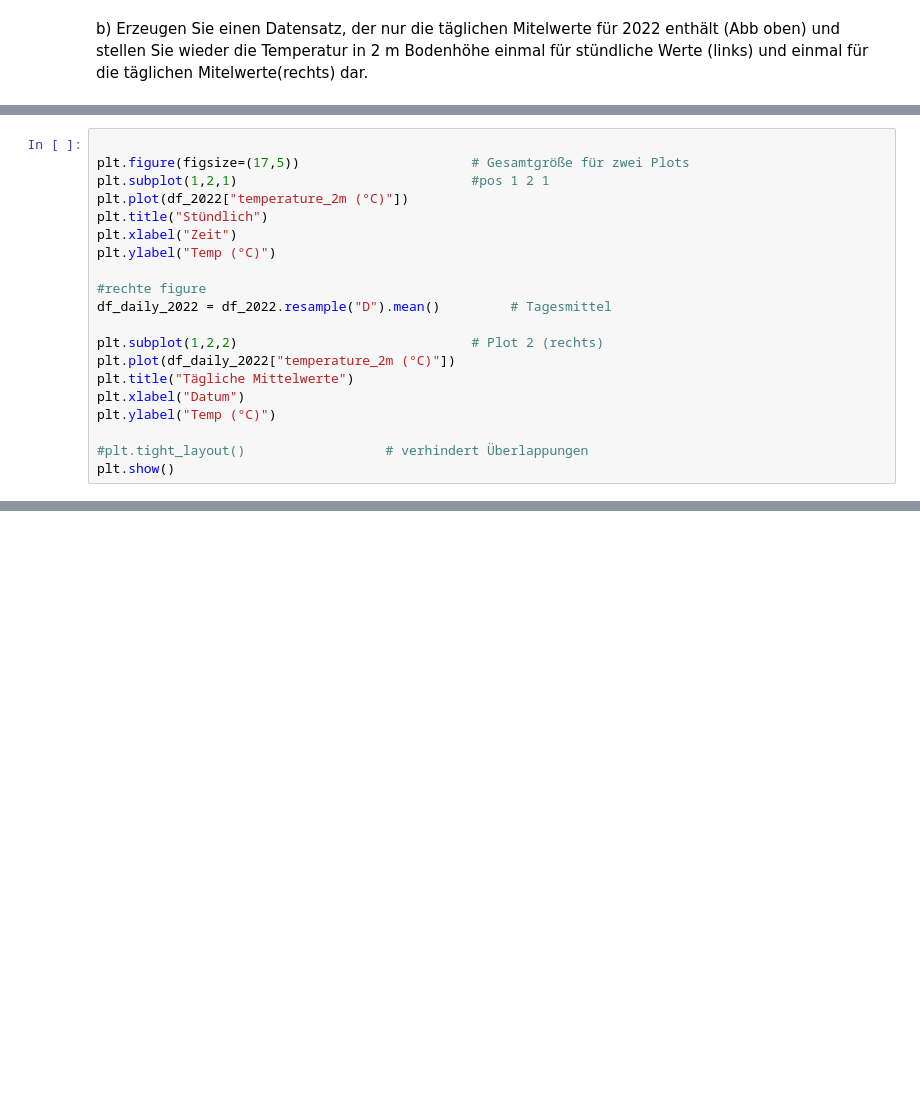
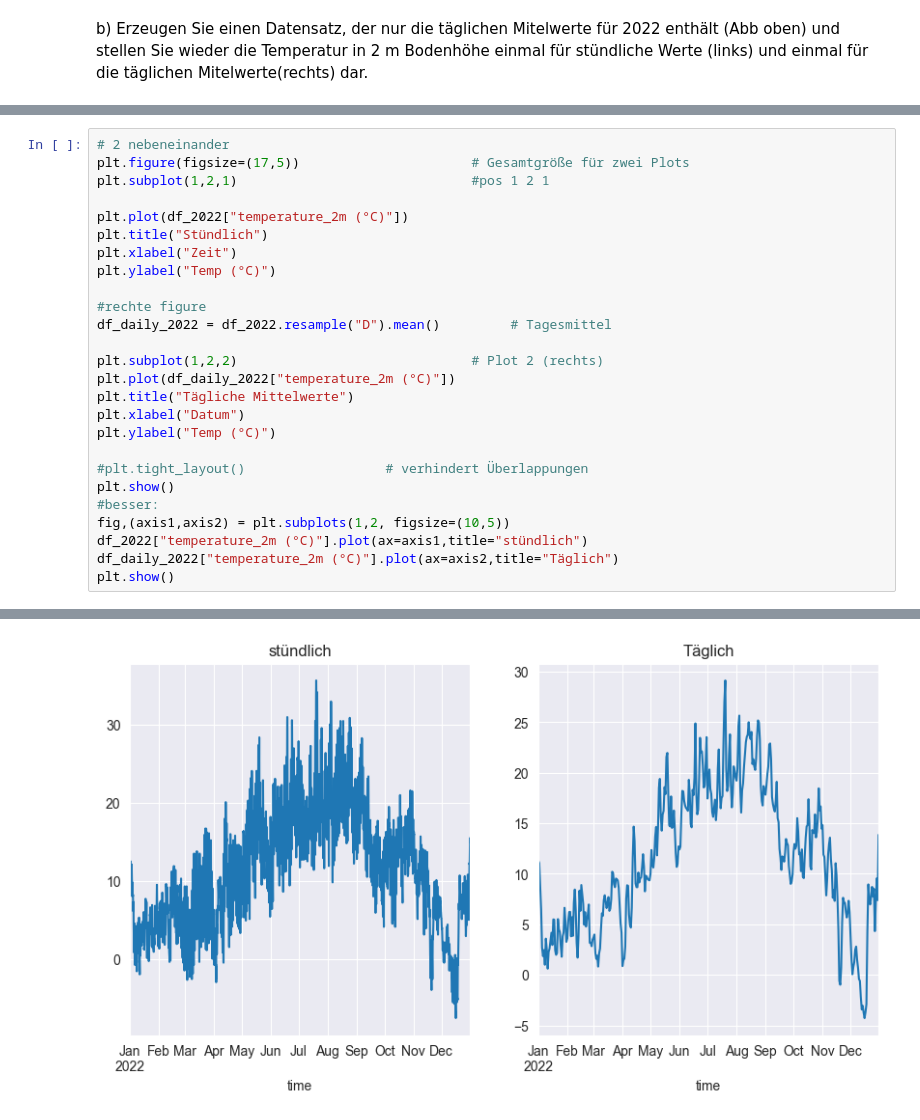
Before and after one commit to Malte-W-Schule/Datenanalyse_Sem_03, a Jupyter notebook: Blatt 6/Blatt_06.ipynb, the cells around one changed output, grey strips where cells are left out. Drawn from its saved outputs; the diff is of its cells as text; blank space fills up the shorter version.

```diff
--- a/Blatt 6/Blatt_06.ipynb
+++ b/Blatt 6/Blatt_06.ipynb
@@ -55,25 +52,32 @@ plt.plot(df_2022["temperature_2m (°C)"])        #plotten
 [<matplotlib.lines.Line2D at 0x...>]
 [figure]
 # %%
-
+# 2 nebeneinander
 plt.figure(figsize=(17,5))                      # Gesamtgröße für zwei Plots
 plt.subplot(1,2,1)                              #pos 1 2 1
+
 plt.plot(df_2022["temperature_2m (°C)"])
 plt.title("Stündlich")
 plt.xlabel("Zeit")
 plt.ylabel("Temp (°C)")
 
 #rechte figure
 df_daily_2022 = df_2022.resample("D").mean()         # Tagesmittel
 
 plt.subplot(1,2,2)                              # Plot 2 (rechts)
 plt.plot(df_daily_2022["temperature_2m (°C)"])
 plt.title("Tägliche Mittelwerte")
 plt.xlabel("Datum")
 plt.ylabel("Temp (°C)")
 
 #plt.tight_layout()                  # verhindert Überlappungen
 plt.show()
+#besser:
+fig,(axis1,axis2) = plt.subplots(1,2, figsize=(10,5))
+df_2022["temperature_2m (°C)"].plot(ax=axis1,title="stündlich")
+df_daily_2022["temperature_2m (°C)"].plot(ax=axis2,title="Täglich")
+plt.show()
 # %% [output]
 [figure]
+[figure, added]
 # %%
```
Also changed, not shown: parts of 7 cells of this notebook, 1 other file.
